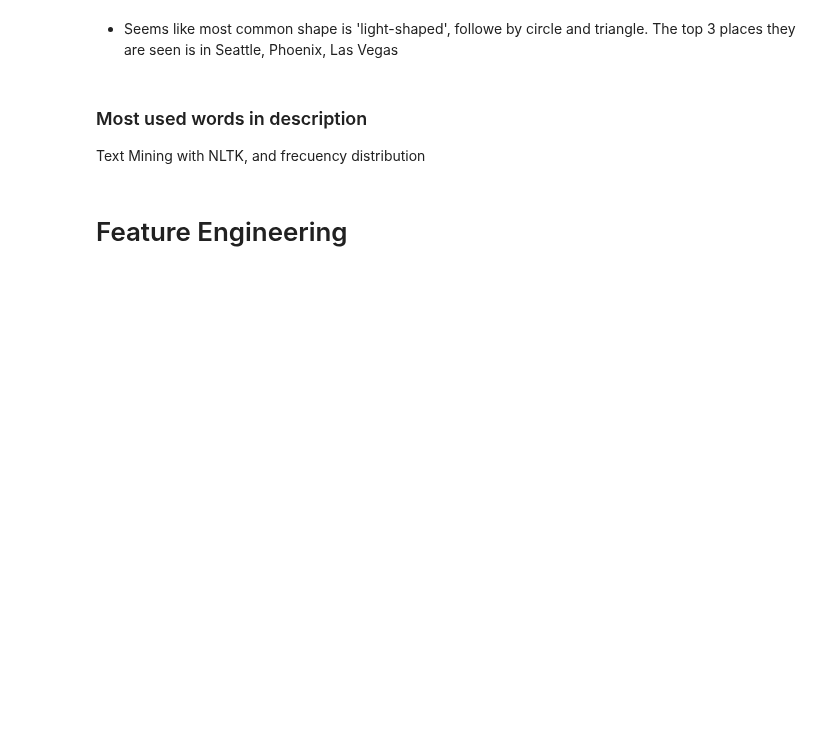
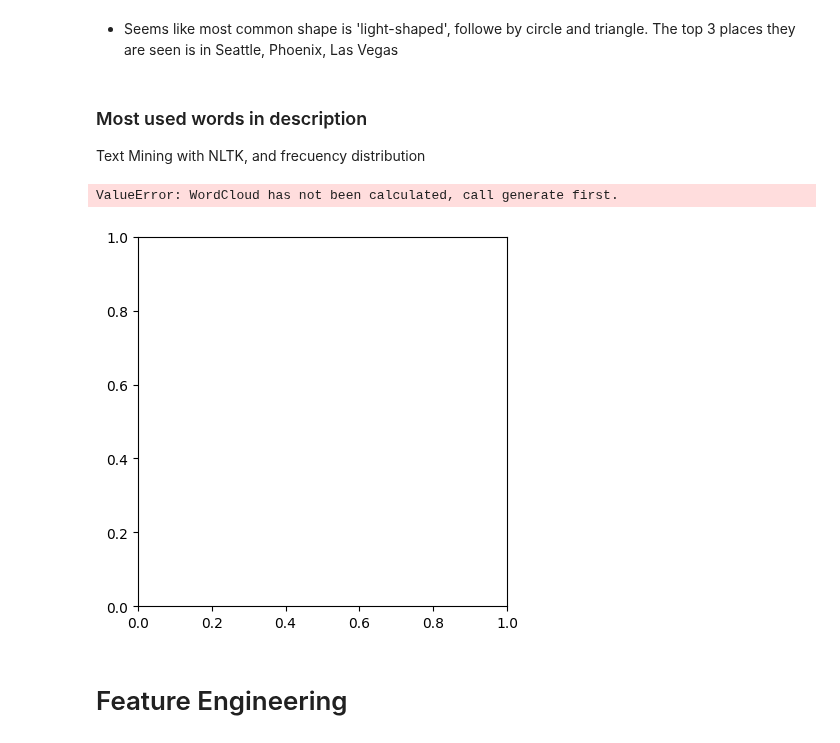
Before and after one commit to ortizfram/UFO-reports-analysis, a Jupyter notebook: UFO-reports.ipynb, the cells around one changed output. Cells and saved outputs as stored; diff of their text form; code cells hidden in the pictures; blank space fills up the shorter version.

```diff
--- a/UFO-reports.ipynb
+++ b/UFO-reports.ipynb
@@ -171,10 +170,13 @@ wc.generate(words_string)
 # %%
+wc.generate(words_string)
 wc = WordCloud(background_color='white', max_font_size=50)
-wc.generate(df['words'])
 
 plt.imshow(wc, interpolation='bilinear')
 plt.axis('off')
 plt.show()
+# %% [output]
+ValueError: WordCloud has not been calculated, call generate first.
+[figure, added]
 # %% [markdown]
 # Feature Engineering
 # %% [markdown]
```
Also changed, not shown: parts of 1 cell of this notebook.
